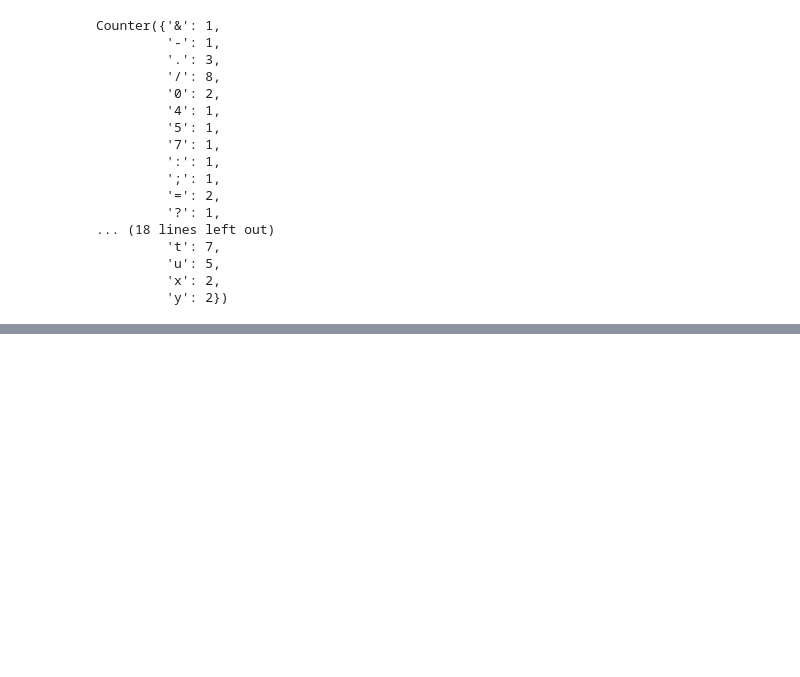
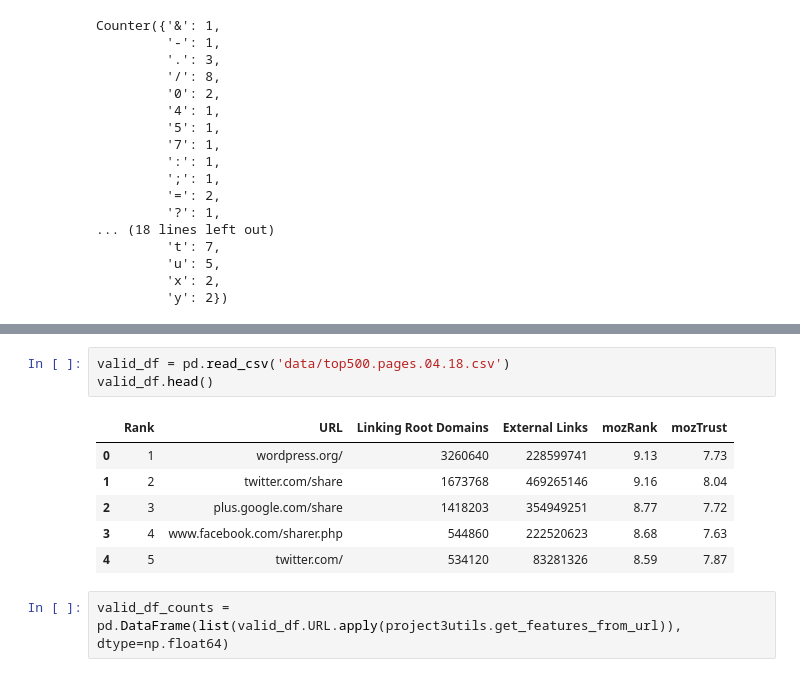
Before and after one commit to danallison/metis-work, a Jupyter notebook: project3/Phishing_URLs_EDA.ipynb, the cells around one changed output, grey strips where cells are left out. Drawn from its saved outputs; the diff is of its cells as text; blank space fills up the shorter version.

```diff
--- a/project3/Phishing_URLs_EDA.ipynb
+++ b/project3/Phishing_URLs_EDA.ipynb
@@ -99,0 +102,12 @@ memory usage: 56.3 KB
+# %%
+valid_df = pd.read_csv('data/top500.pages.04.18.csv')
+valid_df.head()
+# %% [output]
+|  | Rank | URL | Linking Root Domains | External Links | mozRank | mozTrust |
+| 0 | 1 | wordpress.org/ | 3260640 | 228599741 | 9.13 | 7.73 |
+| 1 | 2 | twitter.com/share | 1673768 | 469265146 | 9.16 | 8.04 |
+| 2 | 3 | plus.google.com/share | 1418203 | 354949251 | 8.77 | 7.72 |
+| 3 | 4 | www.facebook.com/sharer.php | 544860 | 222520623 | 8.68 | 7.63 |
+| 4 | 5 | twitter.com/ | 534120 | 83281326 | 8.59 | 7.87 |
+# %%
+valid_df_counts = pd.DataFrame(list(valid_df.URL.apply(project3utils.get_features_from_url)), dtype=np.float64)
```
Also changed, not shown: parts of 6 cells of this notebook, 3 other files.
